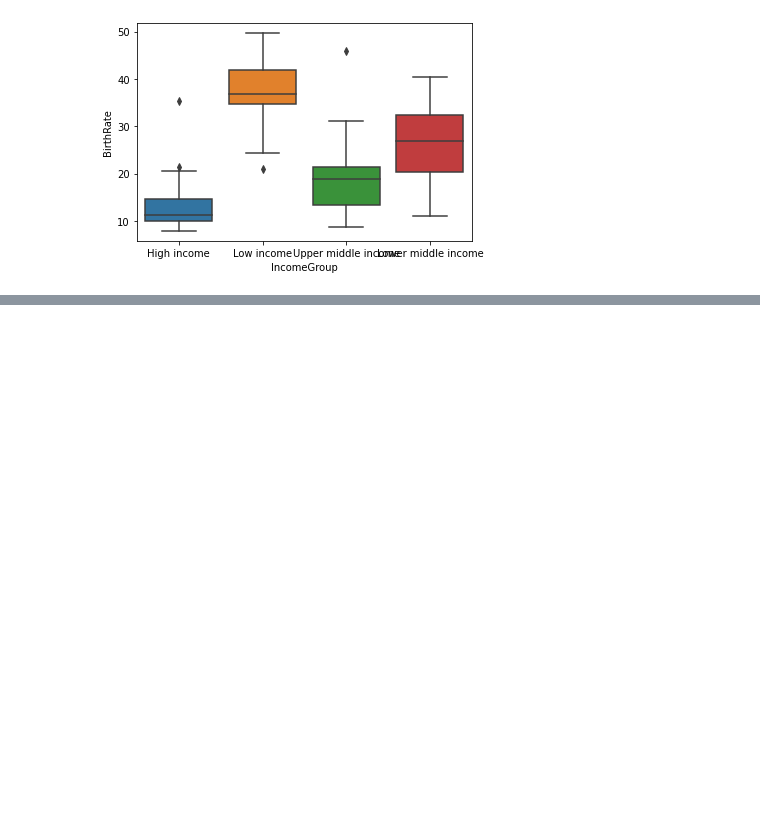
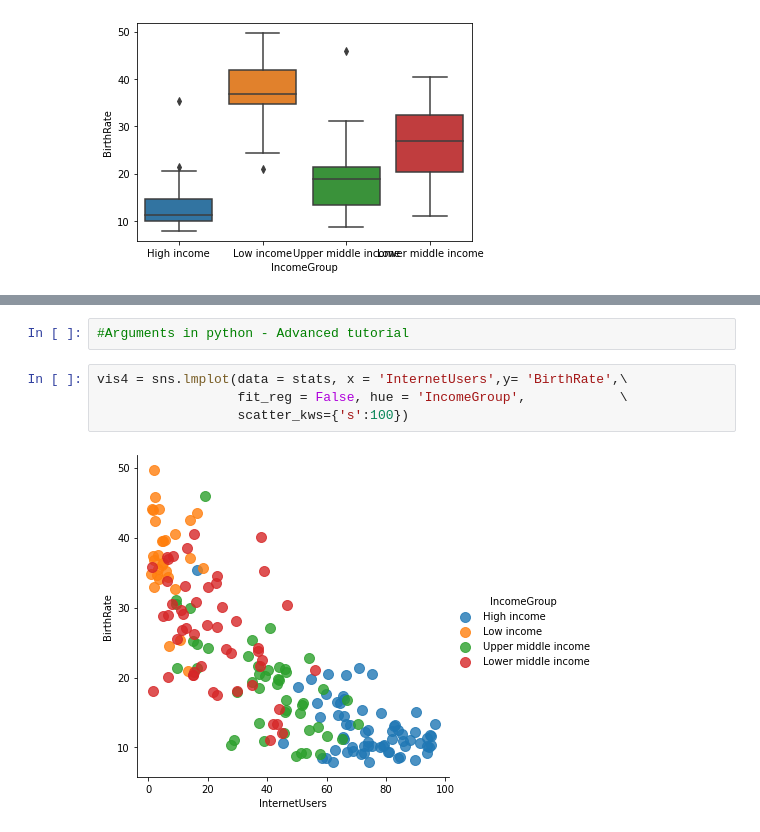
Before and after one commit to shiv07prasad/acies-training, a Jupyter notebook: 5-feb/Data Frames.ipynb, the cells around one changed output, grey strips where cells are left out. Cells and saved outputs as stored; diff of their text form; blank space fills up the shorter version.

```diff
--- a/5-feb/Data Frames.ipynb
+++ b/5-feb/Data Frames.ipynb
@@ -502,0 +521,8 @@ vis2 = sns.boxplot(data = stats, x = 'IncomeGroup', y = 'BirthRate')
+# %%
+#Arguments in python - Advanced tutorial
+# %%
+vis4 = sns.lmplot(data = stats, x = 'InternetUsers',y= 'BirthRate',\
+                  fit_reg = False, hue = 'IncomeGroup',            \
+                  scatter_kws={'s':100})
+# %% [output]
+[figure, added]
```
Also changed, not shown: parts of 5 cells of this notebook.
